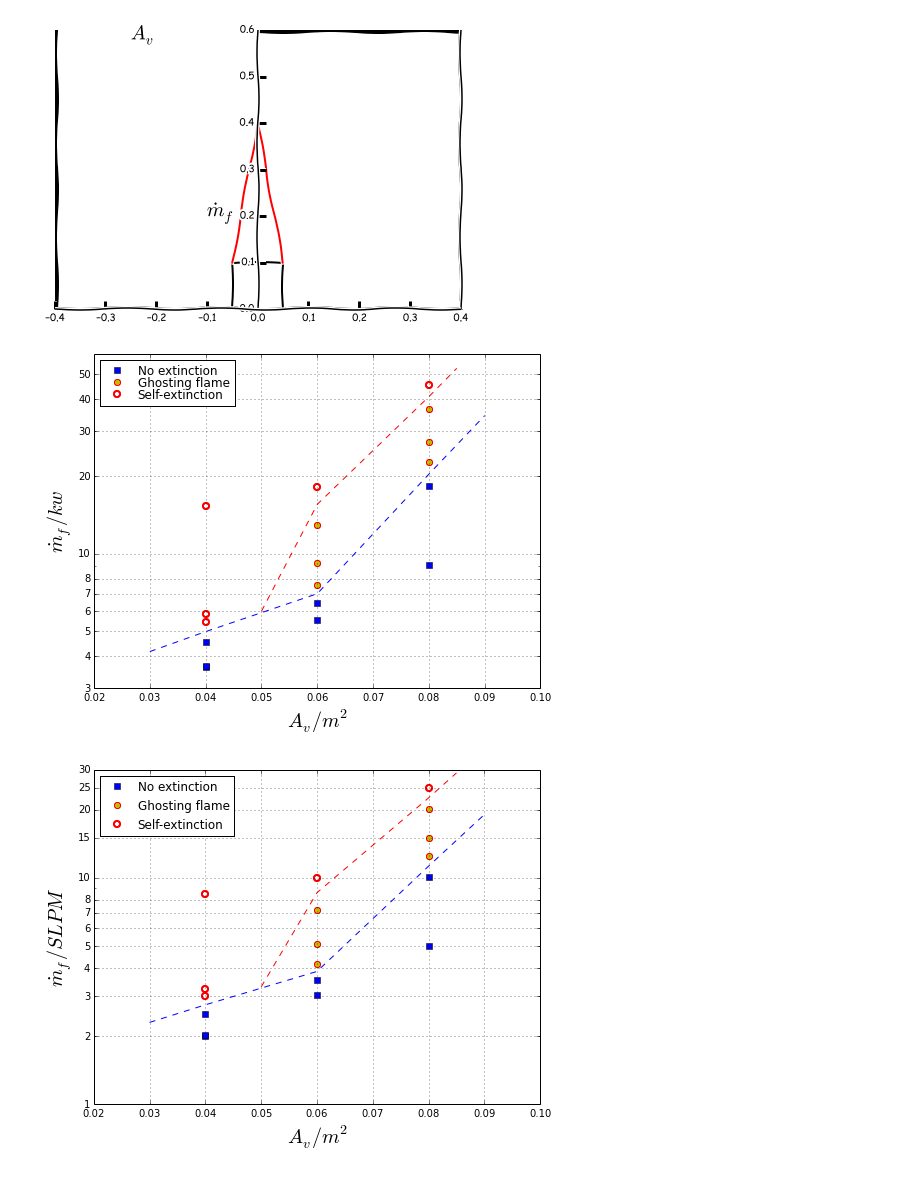
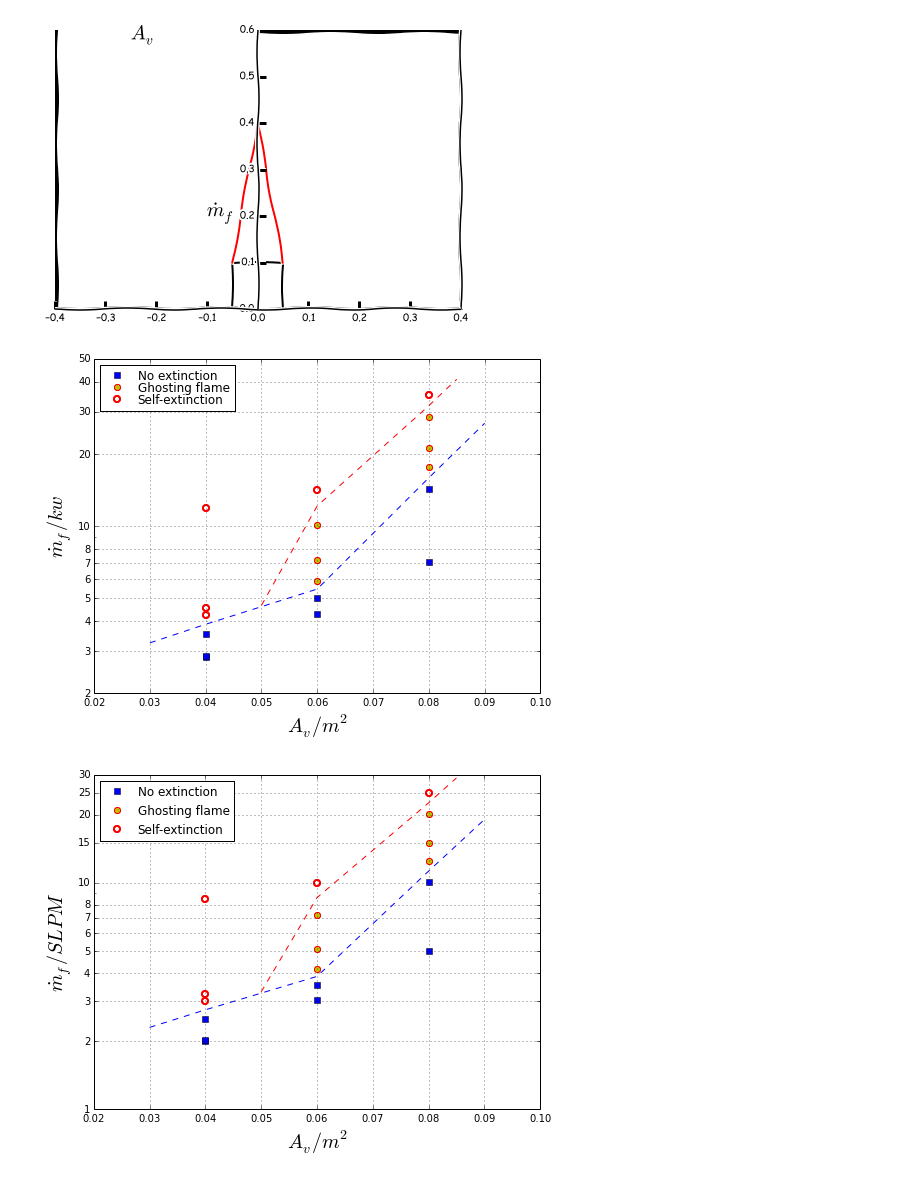
Before and after one commit to cooperhe/2D_CVC, a Jupyter notebook: 2D_experiment.ipynb, the cells around one changed output. Saved outputs shown, nothing was run; the diff lists cells and outputs as text; code cells hidden in the pictures.

```diff
--- a/2D_experiment.ipynb
+++ b/2D_experiment.ipynb
@@ -35,40 +35,42 @@ plt.show()
 EV=array([0.04,0.04,0.04,
           0.06,
           0.08])
 EM=array([3.0,3.22,8.45,
           10.0,
           24.91])
 BV=array([0.04,0.04,0.04,
           0.06,0.06,
           0.08,0.08])
 BM=array([2.01,2.03,2.5,
           3.04,3.55,
           5.0,10.1])
 
 GV=array([0.06,0.06,0.06,
           0.08,0.08,0.08])
 GM=array([4.18,5.10,7.17,
           12.51,15.0,20.1])
 
 fig, ax = plt.subplots(figsize=(8,6))
-ax.plot(BV,BM*27.2/15.,'sb', label='No extinction')
-ax.plot(GV,GM*27.2/15.,'oy', markeredgewidth=1, markeredgecolor='red',label='Ghosting flame')
-ax.plot(EV,EM*27.2/15.,'ow',markeredgewidth=2, markeredgecolor='red', label='Self-extinction')
+ax.plot(BV,BM*21.2/15.,'sb', label='No extinction')
+ax.plot(GV,GM*21.2/15.,'oy', markeredgewidth=1, markeredgecolor='red',label='Ghosting flame')
+ax.plot(EV,EM*21.2/15.,'ow',markeredgewidth=2, markeredgecolor='red', label='Self-extinction')
 
-ax.plot(array([0.03,0.04,0.06,0.08,0.09]),array([2.3,2.75,3.86,11.25,19])*27.2/15.,'--')
-ax.plot(array([0.05,0.06,0.08,0.085]),array([3.3,8.59,22.5,29])*27.2/15.,'--r')
+ax.plot(array([0.03,0.04,0.06,0.08,0.09]),array([2.3,2.75,3.86,11.25,19])*21.2/15.,'--')
+ax.plot(array([0.05,0.06,0.08,0.085]),array([3.3,8.59,22.5,29])*21.2/15.,'--r')
 
 ax.set_yscale('log')
 ax.set_yticks([1, 2,3,4,5,6,7,8,10, 20,30,40,50])
 ax.get_yaxis().set_major_formatter(matplotlib.ticker.ScalarFormatter())
 xlim(0.02,0.1)
-ylim(3,60)
+ylim(2,50)
 xlabel('$A_v/ m^2$',size=20)
 ylabel('$\dot{m}_f/kw$',size=20)
 legend(loc='upper left', numpoints=1)
 grid()
+
+savefig("General_observation_1.png")
 # %% [output]
-[figure, old version]
+[figure, new version]
 # %%
 EV=array([0.04,0.04,0.04,
           0.06,
```
Also changed, not shown: parts of 2 cells of this notebook, 5 other files.
